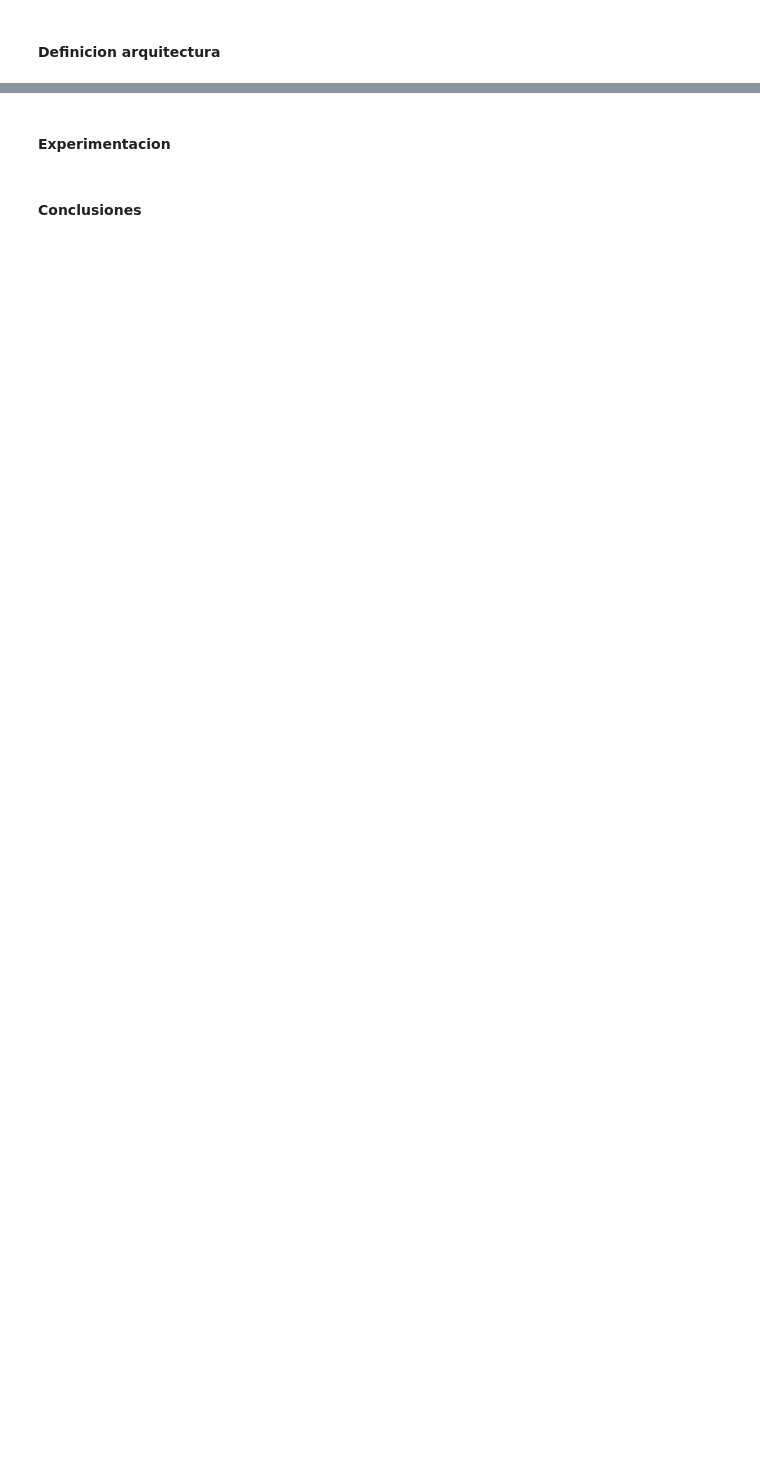
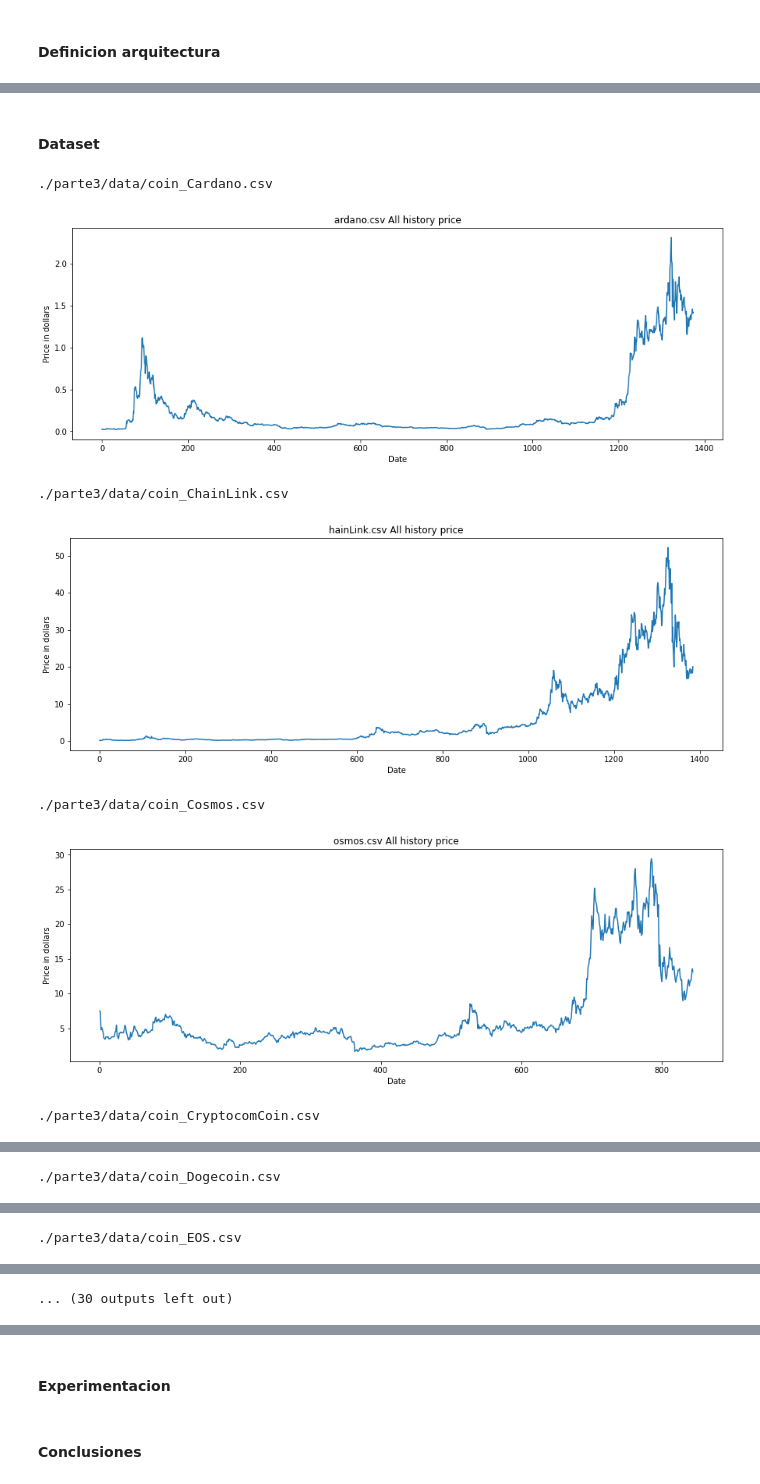
Before and after one commit to ricardojmv85/StatisticalLearningII, a Jupyter notebook: proyecto_final/Proyecto Final.ipynb, the cells around one changed output, grey strips where cells are left out. Drawn from its saved outputs; the diff is of its cells as text; code cells hidden in the pictures; blank space fills up the shorter version.

Commit message:
Parte3 lista para experimentacion

```diff
--- a/proyecto_final/Proyecto Final.ipynb
+++ b/proyecto_final/Proyecto Final.ipynb
@@ -433,0 +321,25 @@ ld.test(DataLoader(test_ds, batch_size=))
+# %%
+labels = pd.read_csv('./parte2/data/labels.csv')
+# %%
+dataset = []
+lbls = []
+
+def rescale_frame(frame, percent=75):
+    dim = (536, 356)
+    return cv2.resize(frame, dim, interpolation=cv2.INTER_AREA)
+
+for asset in os.listdir('./parte2/data/photos'):
+    label = labels[labels['ID'] == int(asset.replace(".png", ""))] \
+                .drop(columns=['ID', 'Disease_Risk']) \
+                .to_numpy()[0]
+    tmp = cv2.imread(f'./parte2/data/photos/{asset}')
+    rescaled_tmp = rescale_frame(tmp, 25)
+    dataset.append(rescaled_tmp)
+    lbls.append(label)
+
+dataset = np.array(dataset)
+lbls = np.array(lbls)
+
+np.save('D:/parte2/data/features.npy', dataset)
+np.save('D:/parte2/data/labels.npy', lbls)
+print('Done!')
@@ -435,0 +416,22 @@ ld.test(DataLoader(test_ds, batch_size=))
+# %% [markdown]
+#### Dataset
+# %%
+for coin in os.listdir('./parte3/data/'):
+    print(f'./parte3/data/{coin}')
+    raw = pd.read_csv(f'./parte3/data/{coin}')
+    dataset = raw[['Date', 'Close']].rename(columns={'Close': 'Price'})
+    dataset['Date'] = dataset['Date'].apply(lambda x: str(x)[:10])
+    plt.figure(figsize=(15, 5))
+    plt.plot(dataset['Price'])
+    plt.xlabel('Date')
+    plt.ylabel('Price in dollars')
+    plt.title(f'{coin[6:]} All history price')
+    plt.show()
+# %% [output]
+./parte3/data/coin_Cardano.csv
+[figure, added]
+./parte3/data/coin_ChainLink.csv
+[figure, added]
+./parte3/data/coin_Cosmos.csv
+[figure, added]
+./parte3/data/coin_CryptocomCoin.csv
@@ -435,0 +439 @@ ld.test(DataLoader(test_ds, batch_size=))
+./parte3/data/coin_Dogecoin.csv
@@ -435,0 +441 @@ ld.test(DataLoader(test_ds, batch_size=))
+./parte3/data/coin_EOS.csv
@@ -435,0 +443 @@ ld.test(DataLoader(test_ds, batch_size=))
+... (30 outputs left out)
```
Also changed, not shown: parts of 40 cells of this notebook, 1 other file.
